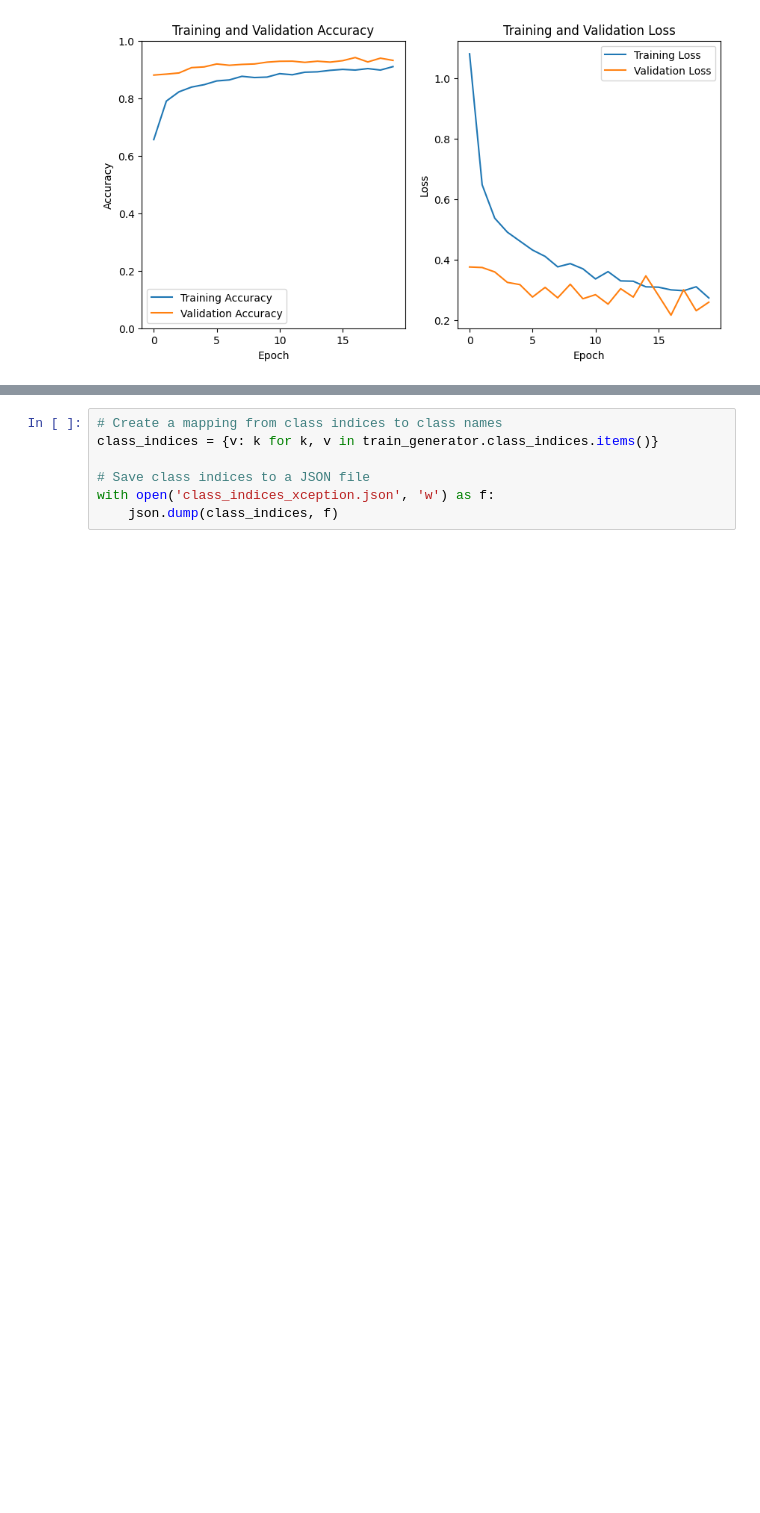
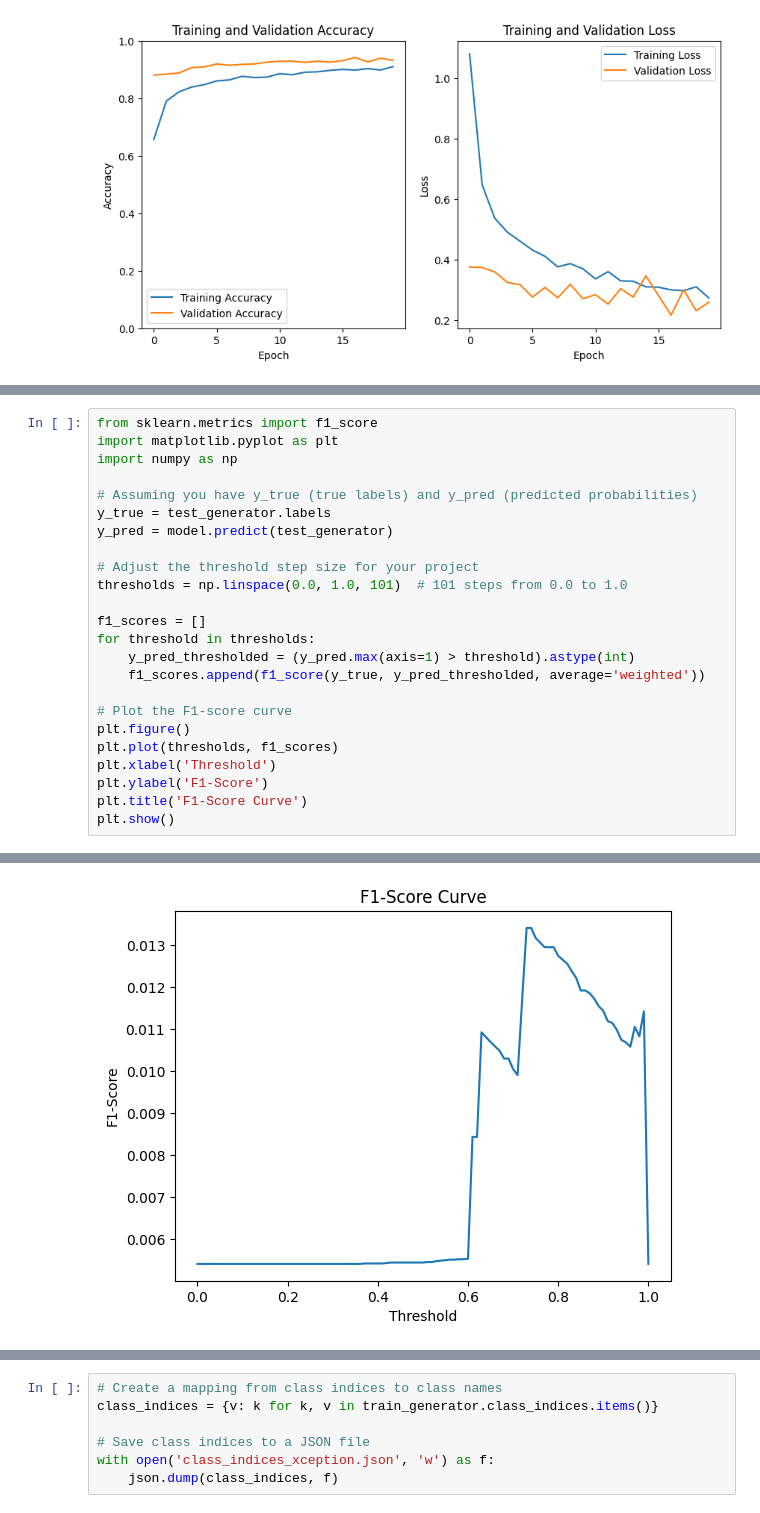
Before and after one commit to navaneeth2024/agrovision, a Jupyter notebook: notebooks/xception_new copy.ipynb, the cells around one changed output, grey strips where cells are left out. Cells and saved outputs as stored; diff of their text form; blank space fills up the shorter version.

```diff
--- a/notebooks/xception_new copy.ipynb
+++ b/notebooks/xception_new copy.ipynb
@@ -331,0 +362,25 @@ Test Loss: 0.15085941553115845
+# %%
+from sklearn.metrics import f1_score
+import matplotlib.pyplot as plt
+import numpy as np
+
+# Assuming you have y_true (true labels) and y_pred (predicted probabilities)
+y_true = test_generator.labels
+y_pred = model.predict(test_generator)
+
+# Adjust the threshold step size for your project
+thresholds = np.linspace(0.0, 1.0, 101)  # 101 steps from 0.0 to 1.0
+
+f1_scores = []
+for threshold in thresholds:
+    y_pred_thresholded = (y_pred.max(axis=1) > threshold).astype(int)
+    f1_scores.append(f1_score(y_true, y_pred_thresholded, average='weighted'))
+
+# Plot the F1-score curve
+plt.figure()
+plt.plot(thresholds, f1_scores)
+plt.xlabel('Threshold')
+plt.ylabel('F1-Score')
+plt.title('F1-Score Curve')
+plt.show()
+# %% [output]
@@ -331,0 +388 @@ Test Loss: 0.15085941553115845
+[figure, added]
```
Also changed, not shown: parts of 11 cells of this notebook, 28 other files.
